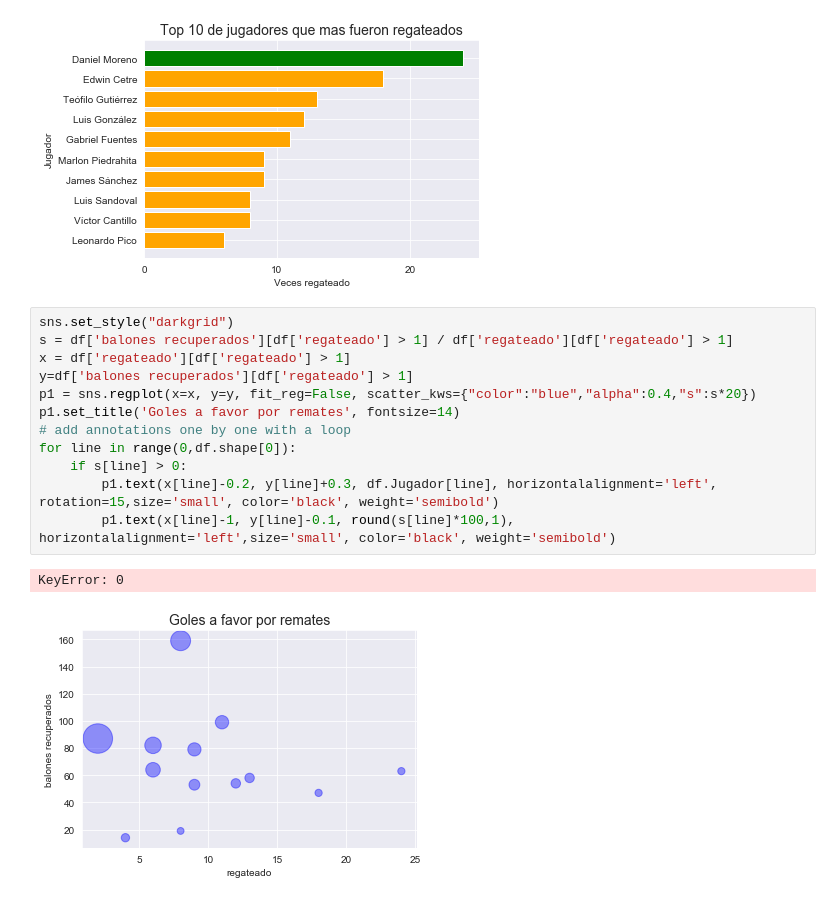
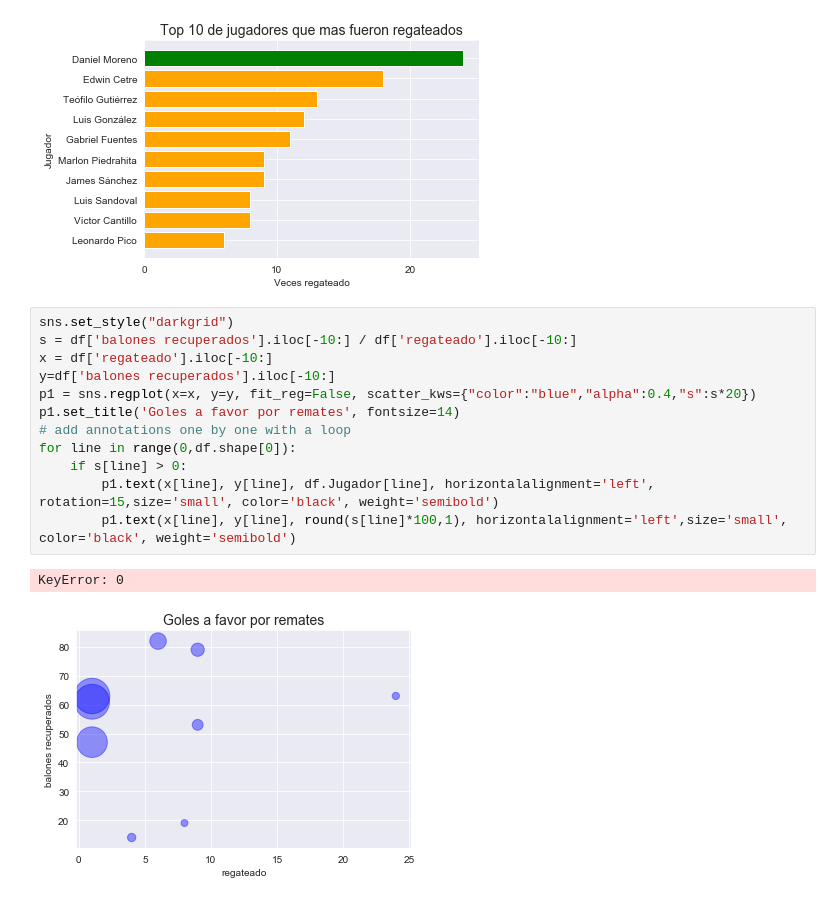
Before and after one commit to cristiangomez811/analisis_deportivo, a Jupyter notebook: analisis_junior_final_192.ipynb, the cells around one changed output. Saved outputs shown, nothing was run; the diff lists cells and outputs as text.

```diff
--- a/analisis_junior_final_192.ipynb
+++ b/analisis_junior_final_192.ipynb
@@ -296,16 +316,16 @@ plot_barh(x,y,x_label='Jugador',y_label='Veces regateado',title='Top 10 de jugad
 [figure]
 # %%
 sns.set_style("darkgrid")
-s = df['balones recuperados'][df['regateado'] > 1] / df['regateado'][df['regateado'] > 1]
-x = df['regateado'][df['regateado'] > 1]
-y=df['balones recuperados'][df['regateado'] > 1]
+s = df['balones recuperados'].iloc[-10:] / df['regateado'].iloc[-10:]
+x = df['regateado'].iloc[-10:]
+y=df['balones recuperados'].iloc[-10:]
 p1 = sns.regplot(x=x, y=y, fit_reg=False, scatter_kws={"color":"blue","alpha":0.4,"s":s*20})
 p1.set_title('Goles a favor por remates', fontsize=14)
 # add annotations one by one with a loop
 for line in range(0,df.shape[0]):
     if s[line] > 0:
-        p1.text(x[line]-0.2, y[line]+0.3, df.Jugador[line], horizontalalignment='left', rotation=15,size='small', color='black', weight='semibold')
-        p1.text(x[line]-1, y[line]-0.1, round(s[line]*100,1), horizontalalignment='left',size='small', color='black', weight='semibold')
+        p1.text(x[line], y[line], df.Jugador[line], horizontalalignment='left', rotation=15,size='small', color='black', weight='semibold')
+        p1.text(x[line], y[line], round(s[line]*100,1), horizontalalignment='left',size='small', color='black', weight='semibold')
 # %% [output]
 KeyError: 0
-[figure, old version]
+[figure, new version]
```
Also changed, not shown: parts of 5 cells of this notebook, 1 other file.
